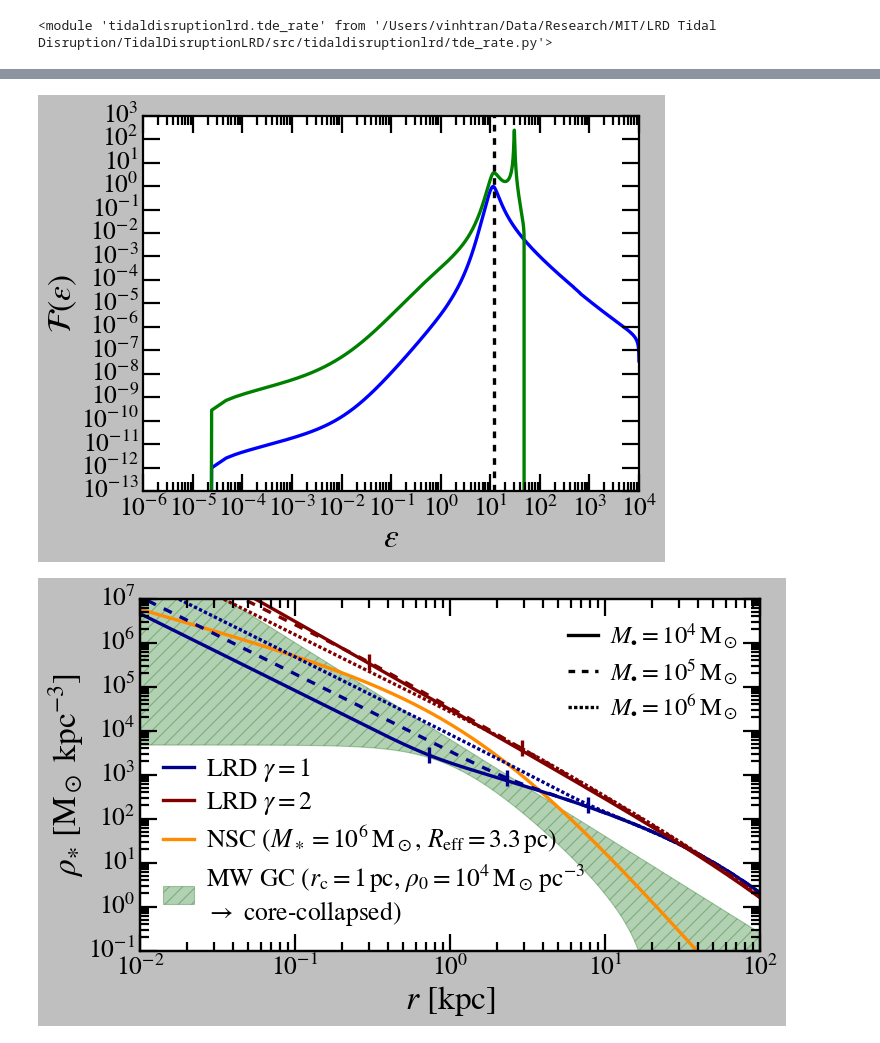
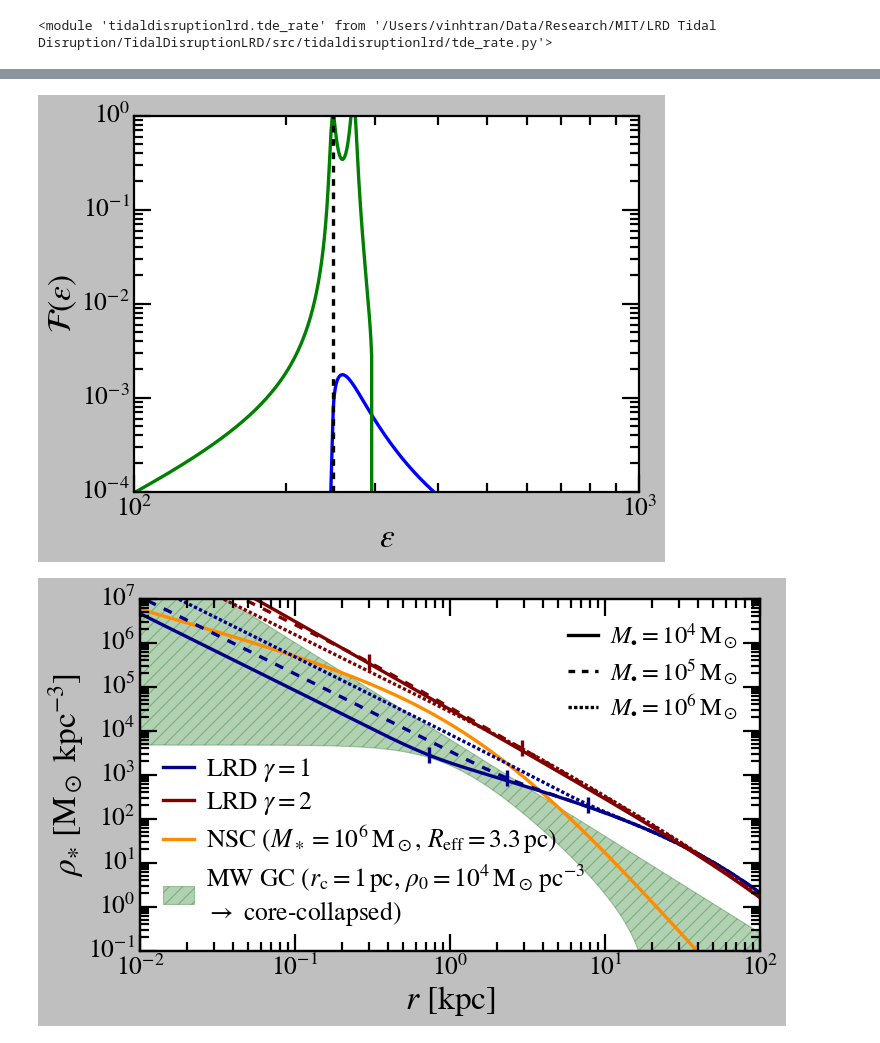
Before and after one commit to vinh-qtran/TidalDisruptionLRD, a Jupyter notebook: nbs/test.ipynb, the cells around one changed output, grey strips where cells are left out. Cells and saved outputs as stored; diff of their text form; code cells hidden in the pictures.

```diff
--- a/nbs/test.ipynb
+++ b/nbs/test.ipynb
@@ -32,17 +38,17 @@ importlib.reload(tde_rate)
 <module 'tidaldisruptionlrd.tde_rate' from '/Users/vinhtran/Data/Research/MIT/LRD Tidal Disruption/TidalDisruptionLRD/src/tidaldisruptionlrd/tde_rate.py'>
 # %%
 profile = stellar_distribution.DehnenCuspProfile(
-    M_s=1e4,
-    gamma=2,
+    M_s=1e5,
+    gamma=1,
     r_bin_min=1e-4,
     r_bin_max=1e6,
-    N_bins=100000,
+    N_bins=10000,
     reduce_factor=10,
     N_trapz_bins=1000,
     # basic_profile_only=True
 )
 # %%
-M_bh = np.logspace(2, 8, 100)
+M_bh = np.logspace(2, 8, 61)
 M_s = profile.M_s * M_bh
 R_eff = 0.229 * (M_s / 10**8.5) ** 0.27
 r_h = R_eff / profile.get_2D_half_mass_radius()
@@ -86,39 +106,39 @@ plt.show()
 # %%
-idx = np.argmin(np.abs(tde.M_bhs - 4e6))
+idx = np.argmin(np.abs(tde.M_bhs - 1e3))
 
 epsilon_bar_bins = tde._epsilon_bar_bins
 F_bar_bins = tde.get_single_F_bar_bins(M_bh=tde.M_bhs[idx], r_h=tde.r_hs[idx])
 
 plt.plot(epsilon_bar_bins, F_bar_bins)
 
 F_bar_bins_qpe = qpe.get_single_F_bar_bins(M_bh=qpe.M_bhs[idx], r_h=qpe.r_hs[idx])
 
 plt.plot(epsilon_bar_bins, F_bar_bins_qpe)
 
 
 def get_epsilon_h(profile):
     return np.exp(np.interp(0, np.log(profile.r_bins), np.log(-profile.phi_bins)))
 
 
 plt.axvline(get_epsilon_h(profile), color="k", ls="--")
 # plt.axvline(tde._get_psi_t_bar_bins(4.84814e-6 / tde.r_hs[idx]), color="k", ls="--")
 
 # plt.axvline(epsilon_bar_bins[np.argmax(F_bar_bins)], color="k", ls="--")
 
-# plt.xlim(0, 30)
-# plt.ylim(0, 30)
+plt.xlim(1e2, 1e3)
+plt.ylim(1e-4, 1e0)
 
 plt.xscale("log")
 plt.yscale("log")
 
 plt.xlabel(r"$\epsilon$")
 plt.ylabel(r"$\mathcal{F}(\epsilon)$")
 
 plt.tight_layout()
 # plt.savefig("../../Slides/flux_per_energy.png")
 plt.show()
 # %% [output]
-[figure, old version]
+[figure, new version]
 # %%
 def show_density_profile(
     ax,
```
Also changed, not shown: parts of 4 cells of this notebook, 4 other files.
